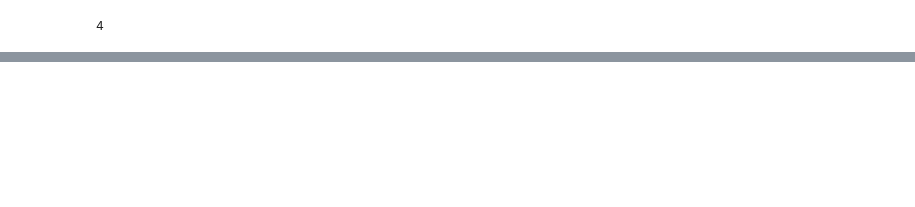
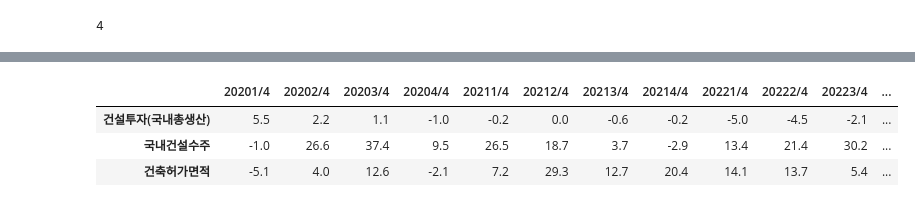
Before and after one commit to Huey-fitpet/study_pandas, a Jupyter notebook: quests/compare_economic_indicators.ipynb, the cells around one changed output, grey strips where cells are left out. Saved outputs shown, nothing was run; the diff lists cells and outputs as text; code cells hidden in the pictures; blank space fills up the shorter version.

```diff
--- a/quests/compare_economic_indicators.ipynb
+++ b/quests/compare_economic_indicators.ipynb
@@ -60,10 +59,0 @@ df_data_list[2].head()
-# %%
-for df in df_data_list:
-    # '출처'가 포함된 행의 인덱스 찾기
-    source_indices = df.apply(lambda x: x.astype(str).str.contains('출처', na=False)).any(axis=1)
-
-    if source_indices.any():
-        # '출처'가 처음 나타나는 행의 인덱스
-        first_source_idx = source_indices[source_indices].index[0]
-        # 해당 행 이전까지의 데이터만 선택
-        df = df.iloc[:first_source_idx]
@@ -79,3 +60,24 @@ df_data_list[0].head()
+# %%
+def clean_dataframe(df: pd.DataFrame, index: str) -> pd.DataFrame:
+    # '출처' 인덱스 이후의 모든 인덱스를 자르기
+    if index in df.index:
+        # '출처' 인덱스의 위치 찾기
+        cut_index = df.index.get_loc(index)
+        # 해당 인덱스 이전까지의 데이터 선택
+        df = df.iloc[:cut_index]
+
+    return df
+# %%
+for idx, df in enumerate(df_data_list):
+    df_data_list[idx] = clean_dataframe(df, '출처:')
+
+df_data_list[1].head()
+# df_data_list[1].info()
+# %% [output]
+|  | 20201/4 | 20202/4 | 20203/4 | 20204/4 | 20211/4 | 20212/4 | 20213/4 | 20214/4 | 20221/4 | 20222/4 | 20223/4 | ... |
+| 건설투자(국내총생산) | 5.5 | 2.2 | 1.1 | -1.0 | -0.2 | 0.0 | -0.6 | -0.2 | -5.0 | -4.5 | -2.1 | ... |
+| 국내건설수주 | -1.0 | 26.6 | 37.4 | 9.5 | 26.5 | 18.7 | 3.7 | -2.9 | 13.4 | 21.4 | 30.2 | ... |
+| 건축허가면적 | -5.1 | 4.0 | 12.6 | -2.1 | 7.2 | 29.3 | 12.7 | 20.4 | 14.1 | 13.7 | 5.4 | ... |
 # %%
 df_data_transe_list = []
 for df in df_data_list:
```
Also changed, not shown: parts of 13 cells of this notebook.
